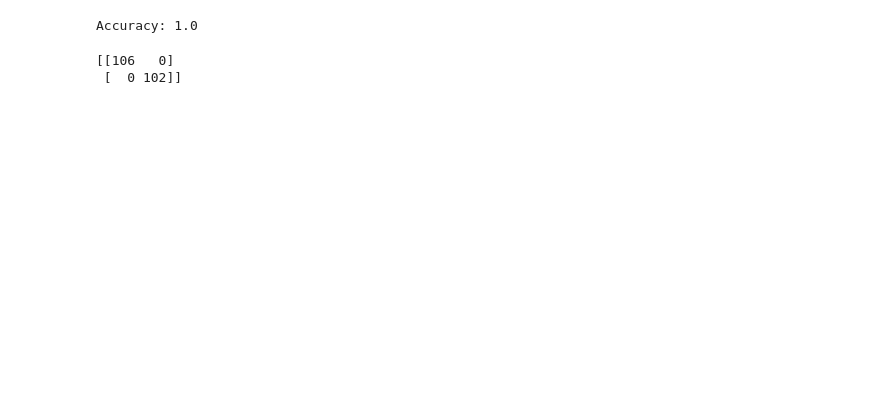
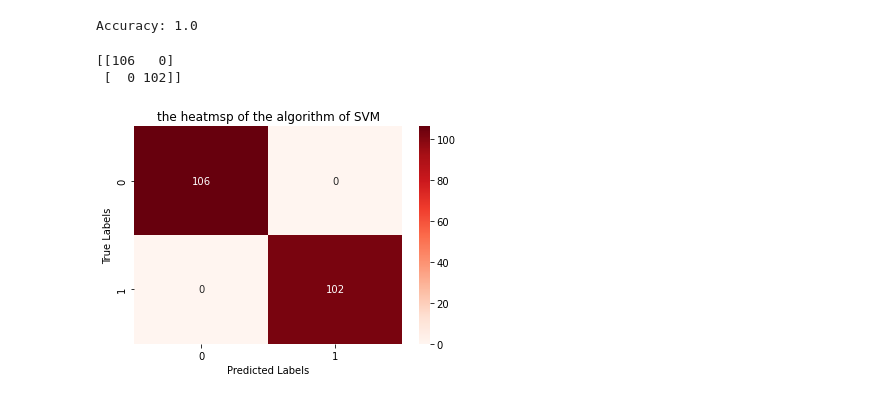
Before and after one commit to muznyahamed/FYP_Reserch_project, a Jupyter notebook: Research_KNN.ipynb, the cells around one changed output. Saved outputs shown, nothing was run; the diff lists cells and outputs as text; code cells hidden in the pictures; blank space fills up the shorter version.

```diff
--- a/Research_KNN.ipynb
+++ b/Research_KNN.ipynb
@@ -90,9 +71,15 @@ accuracy = accuracy_score(y_test, y_pred)
 print("Accuracy:", accuracy)
 # %% [output]
 Accuracy: 1.0
-# %%
-cm = confusion_matrix(y_test, y_pred_SVM)
-print(cm)
-# %% [output]
-[[106   0]
- [  0 102]]
+# %%
+cm = confusion_matrix(y_test, y_pred_SVM)
+print(cm)
+sns.heatmap(cm, annot=True,fmt='d', cmap='Reds')
+plt.title("the heatmsp of the algorithm of SVM")
+plt.xlabel('Predicted Labels')
+plt.ylabel('True Labels')
+plt.show()
+# %% [output]
+[[106   0]
+ [  0 102]]
+[figure, added]
```
Also changed, not shown: parts of 11 cells of this notebook.
